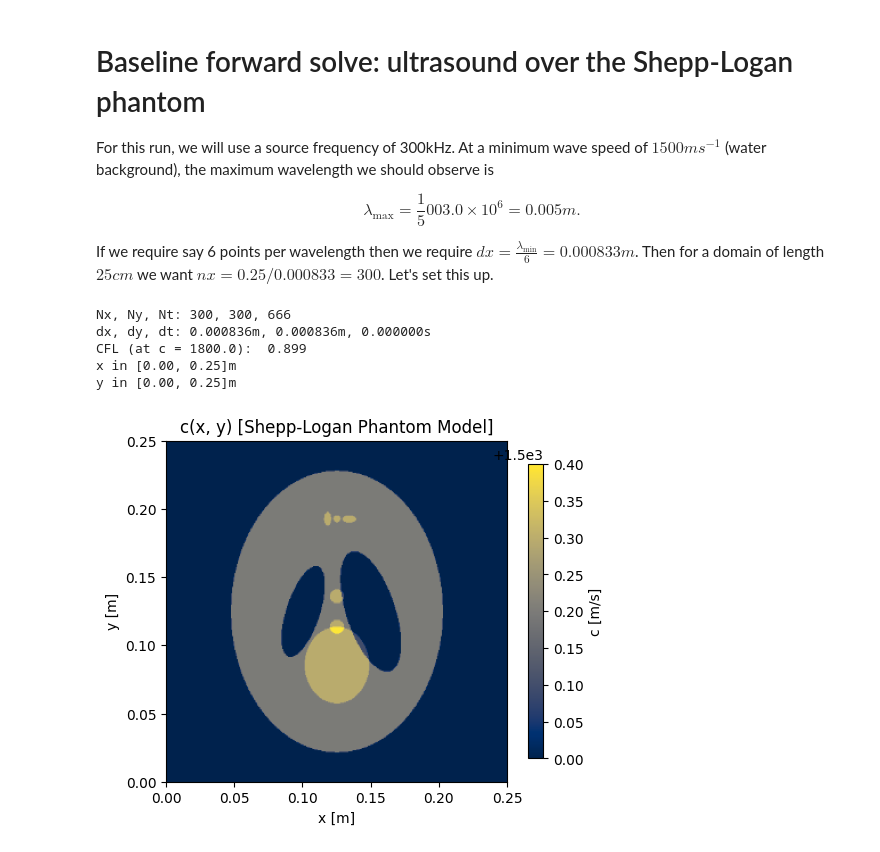
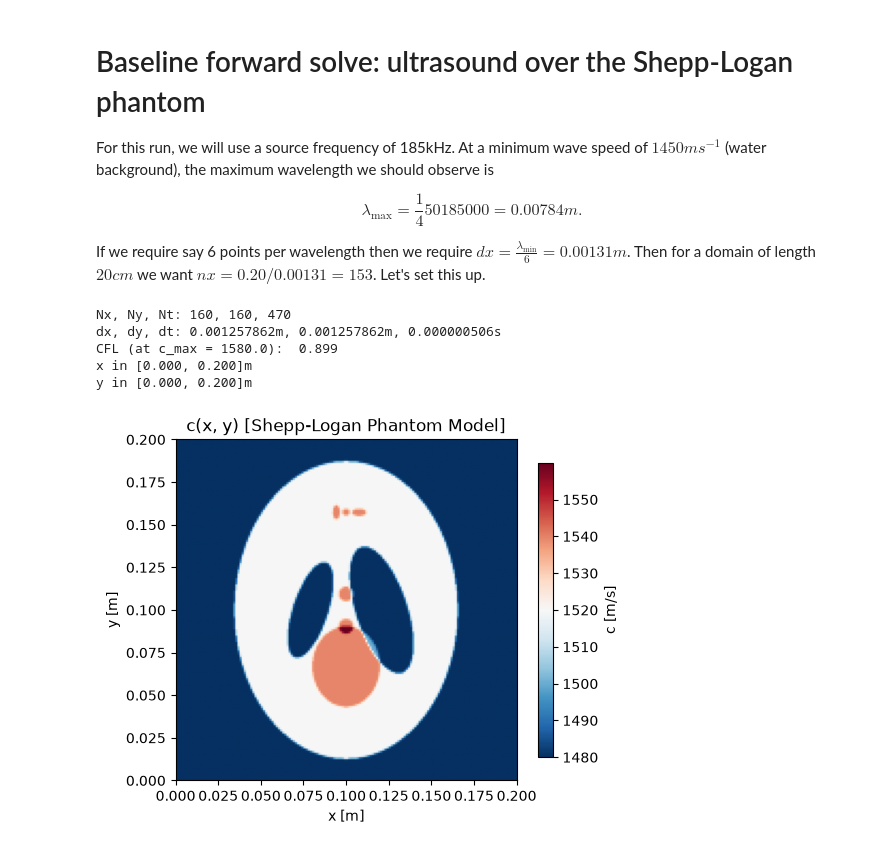
Before and after one commit to lookdnr/odil-wave, a Jupyter notebook: notebooks/sandbox/baseline.ipynb, the cells around one changed output. Cells and saved outputs as stored; diff of their text form; code cells hidden in the pictures.

```diff
--- a/notebooks/sandbox/baseline.ipynb
+++ b/notebooks/sandbox/baseline.ipynb
@@ -1,25 +1,25 @@
 # %% [markdown]
 # Baseline forward solve: ultrasound over the Shepp-Logan phantom
 
-For this run, we will use a source frequency of 300kHz. At a minimum wave speed of $1500 ms^{-1}$ (water background), the maximum wavelength we should observe is
+For this run, we will use a source frequency of 185kHz. At a minimum wave speed of $1450 ms^{-1}$ (water background), the maximum wavelength we should observe is
 
-$$\lambda_\text{max} = \frac 1500 {3.0\times 10^6} = 0.005 m.$$
+$$\lambda_\text{max} = \frac 1450 {185000} = 0.00784 m.$$
 
-If we require say 6 points per wavelength then we require $dx = \frac {\lambda_\text{min}} {6} = 0.000833m$. Then for a domain of length $25cm$ we want $nx = 0.25/0.000833 = 300$. Let's set this up.
+If we require say 6 points per wavelength then we require $dx = \frac {\lambda_\text{min}} {6} = 0.00131m$. Then for a domain of length $20cm$ we want $nx = 0.20/0.00131 = 153$. Let's set this up.
 # %%
 from odil_wave import Grid, SheppLoganModel, Sources, Wavefield, WaveEquation, Problem, ForwardLoss, GaussNewtonOptimiser
 # %%
-grid = Grid(nx=300, ny=300, xmax=0.25, ymax=0.25, c_ref=1800.0, cfl_safety=0.9)
+grid = Grid(nx=160, ny=160, xmax=0.2, ymax=0.2, c_min=1430.0, c_max=1580.0, cfl_safety=0.9)
 print(grid.summary)
 # %% [output]
-Nx, Ny, Nt: 300, 300, 666
-dx, dy, dt: 0.000836m, 0.000836m, 0.000000s
-CFL (at c = 1800.0):  0.899
-x in [0.00, 0.25]m
-y in [0.00, 0.25]m
+Nx, Ny, Nt: 160, 160, 470
+dx, dy, dt: 0.001257862m, 0.001257862m, 0.000000506s
+CFL (at c_max = 1580.0):  0.899
+x in [0.000, 0.200]m
+y in [0.000, 0.200]m
 # %%
-model = SheppLoganModel(grid, background_c=1500.0, interior_fill=0.9, mask_skull=True)
+model = SheppLoganModel(grid, contrast=200, background_c=1480.0, interior_fill=0.95, mask_skull=True)
 _ = model.show()
 # %% [output]
-[figure, old version]
+[figure, new version]
 # %%
```
Also changed, not shown: parts of 3 cells of this notebook.
